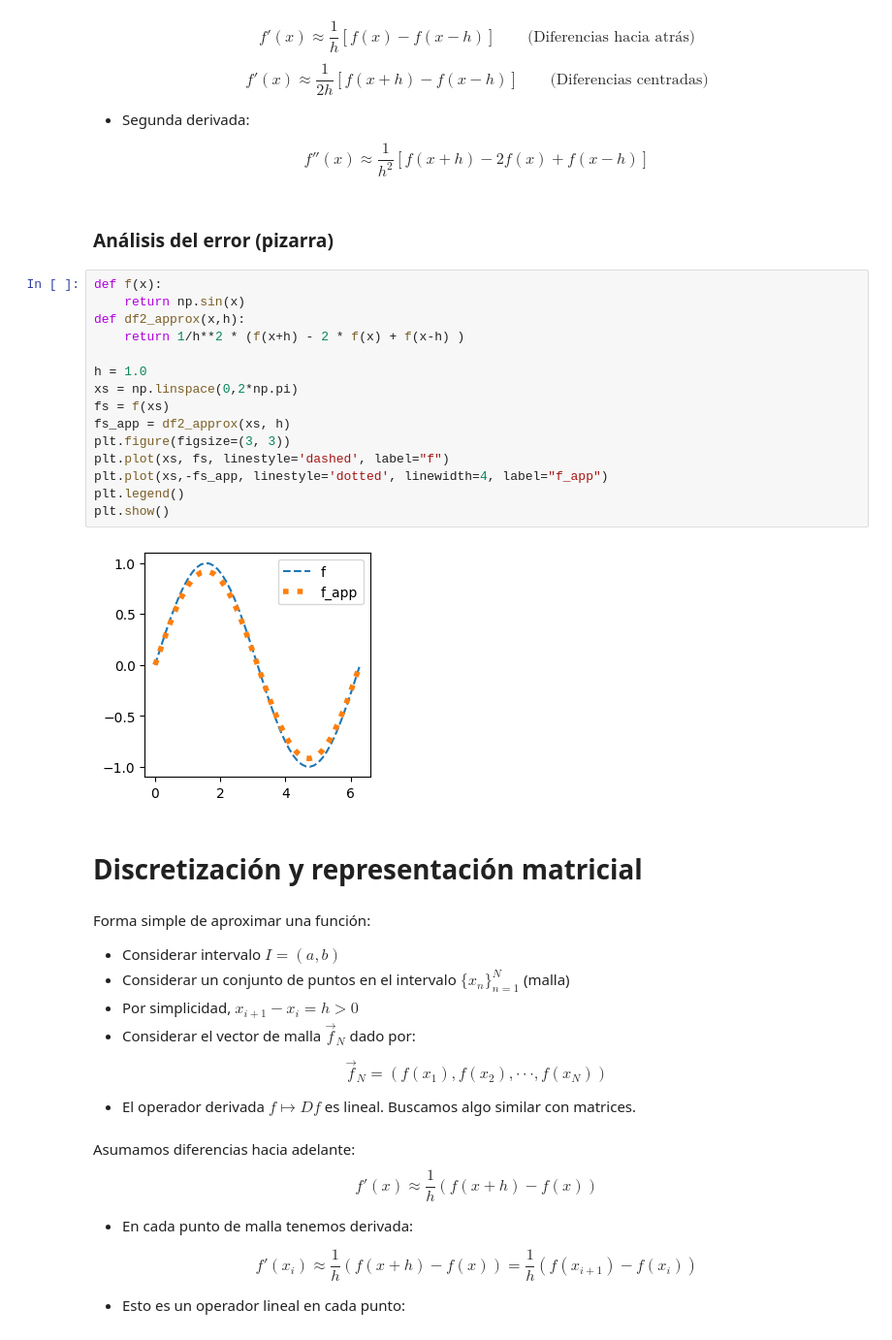
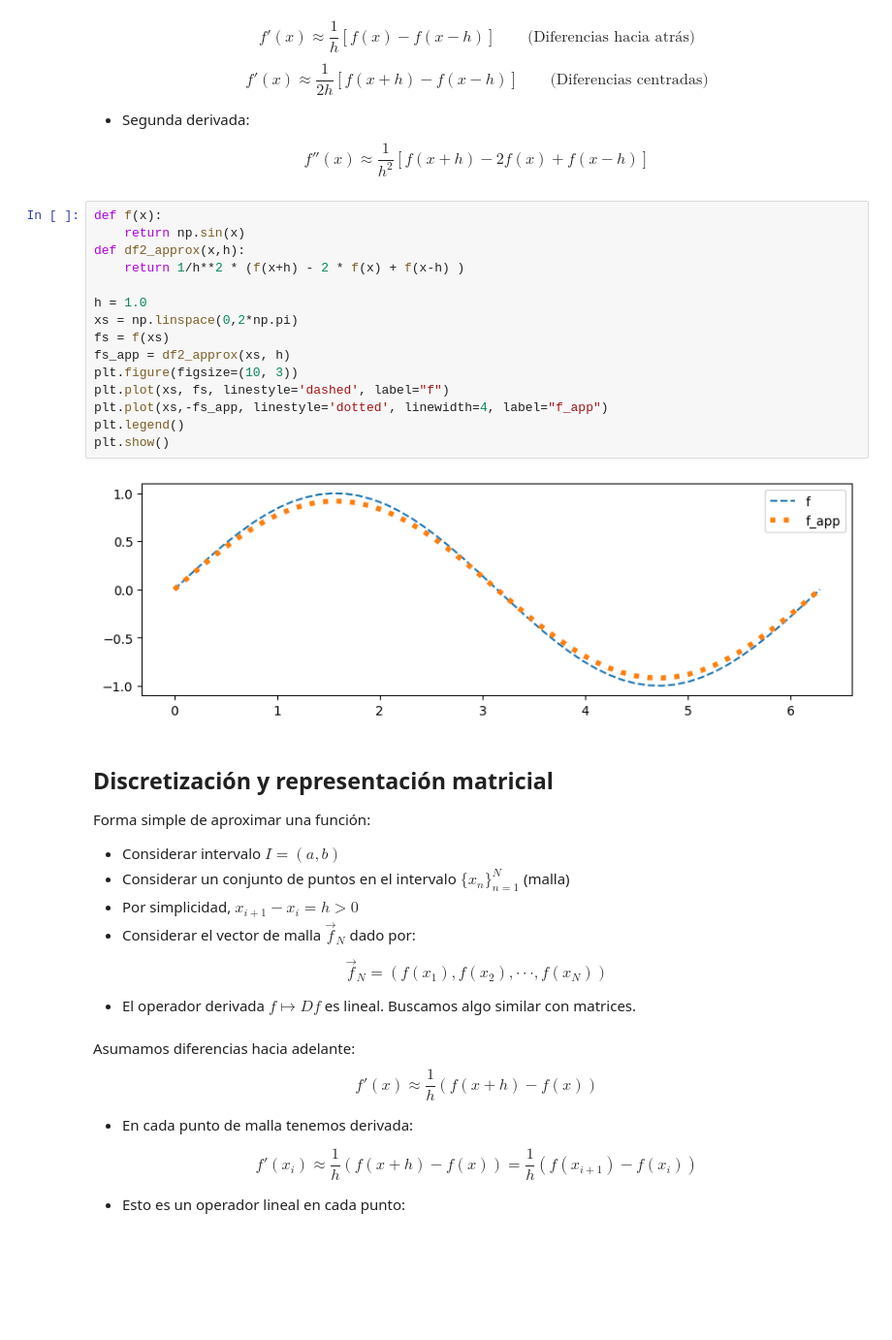
Before and after one commit to nabw/IMT1001, a Jupyter notebook: modulo-numerico/imt1001.ipynb, the cells around one changed output. Shown: that part at 97% size. Drawn from its saved outputs; the diff is of its cells as text; blank space fills up the shorter version.

```diff
--- a/modulo-numerico/imt1001.ipynb
+++ b/modulo-numerico/imt1001.ipynb
@@ -157,28 +158,26 @@ $$ f'(x) \approx \frac 1 {2h} \left[ f(x+h) - f(x-h) \right] \qquad\text{(Difere
  - Segunda derivada:
 
 $$ f''(x) \approx  \frac{1}{h^2} \left[ f(x+h)-2f(x)+ f(x-h)\right] $$
-# %% [markdown]
-### Análisis del error (pizarra)
 # %%
 def f(x):
     return np.sin(x)
 def df2_approx(x,h):
     return 1/h**2 * (f(x+h) - 2 * f(x) + f(x-h) )
 
 h = 1.0
 xs = np.linspace(0,2*np.pi)
 fs = f(xs)
 fs_app = df2_approx(xs, h)
-plt.figure(figsize=(3, 3))
+plt.figure(figsize=(10, 3))
 plt.plot(xs, fs, linestyle='dashed', label="f")
 plt.plot(xs,-fs_app, linestyle='dotted', linewidth=4, label="f_app")
 plt.legend()
 plt.show()
 # %% [output]
-[figure, old version]
+[figure, new version]
-# %% [markdown]
-# Discretización y representación matricial
 # %% [markdown]
+## Discretización y representación matricial
+
 Forma simple de aproximar una función:
 
 - Considerar intervalo $I=(a,b)$
```
Also changed, not shown: parts of 13 cells of this notebook.
